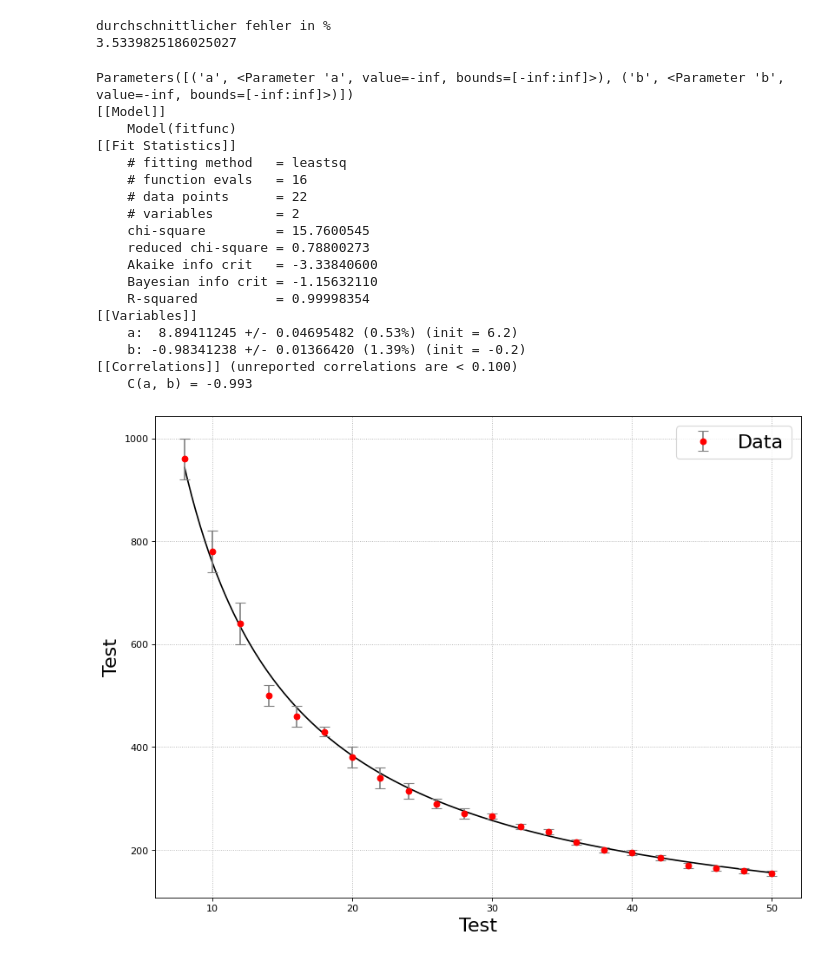
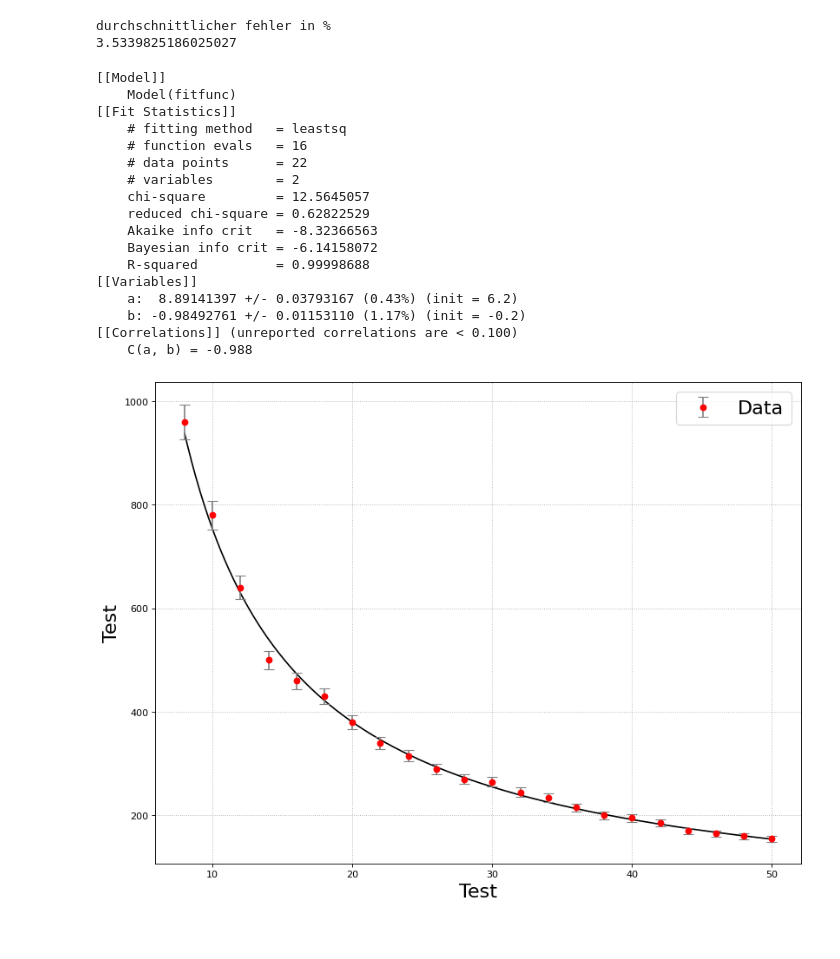
Before and after one commit to Friedrich-Jahns/Fortgeschrittenen-Praktikum-Physik, a Jupyter notebook: FP4_Michelson/A2/A2.ipynb, the cells around one changed output. Drawn from its saved outputs; the diff is of its cells as text; code cells hidden in the pictures.

```diff
--- a/FP4_Michelson/A2/A2.ipynb
+++ b/FP4_Michelson/A2/A2.ipynb
@@ -17,7 +17,8 @@ with open('Data/data.txt','r') as tf:
     data = np.genfromtxt(tf).T
 # %%
 print('durchschnittlicher fehler in %')
-print(np.mean(data[2]/data[1])*100)
+yerr = np.mean(data[2]/data[1])
+print(yerr *100)
 # %% [output]
 durchschnittlicher fehler in %
 3.5339825186025027
@@ -26,48 +27,46 @@ def fitfunc(x,a,b):
     return np.exp(a+b*np.log(x))
 
 
 
 
 
 model_func = lmfit.model.Model(fitfunc)
 
 #parameter erstellen
 pars_func = model_func.make_params()
 
-print(pars_func)
 
-pars_func["a"].set(value=6.2)#,min=0.01,max=1)
-pars_func["b"].set(value=-0.2)#,min=0.01,max=1)
+pars_func["a"].set(value=6.2)
+pars_func["b"].set(value=-0.2)
 
 #Fitten
-res = model_func.fit(data[1],x=data[0],params=pars_func,weights=1/data[2],nan_policy='propagate')
+res = model_func.fit(data[1],x=data[0],params=pars_func,weights=1/(data[1]*yerr),nan_policy='propagate')
 print(res.fit_report())
 
 
 f.figsize(1)
 plt.plot(np.arange(8,50,0.1),res.eval(x=np.arange(8,50,0.1)),color='k')
-plt.errorbar(data[0],data[1],yerr = data[2],fmt='or',label = 'Data',ecolor='gray',capsize = 5)
+plt.errorbar(data[0],data[1],yerr = data[1]*yerr,fmt='or',label = 'Data',ecolor='gray',capsize = 5)
 f.form()
 # %% [output]
-Parameters([('a', <Parameter 'a', value=-inf, bounds=[-inf:inf]>), ('b', <Parameter 'b', value=-inf, bounds=[-inf:inf]>)])
 [[Model]]
     Model(fitfunc)
 [[Fit Statistics]]
     # fitting method   = leastsq
     # function evals   = 16
     # data points      = 22
     # variables        = 2
-    chi-square         = 15.7600545
-    reduced chi-square = 0.78800273
-    Akaike info crit   = -3.33840600
-    Bayesian info crit = -1.15632110
-    R-squared          = 0.99998354
+    chi-square         = 12.5645057
+    reduced chi-square = 0.62822529
+    Akaike info crit   = -8.32366563
+    Bayesian info crit = -6.14158072
+    R-squared          = 0.99998688
 [[Variables]]
-    a:  8.89411245 +/- 0.04695482 (0.53%) (init = 6.2)
-    b: -0.98341238 +/- 0.01366420 (1.39%) (init = -0.2)
+    a:  8.89141397 +/- 0.03793167 (0.43%) (init = 6.2)
+    b: -0.98492761 +/- 0.01153110 (1.17%) (init = -0.2)
 [[Correlations]] (unreported correlations are < 0.100)
-    C(a, b) = -0.993
+    C(a, b) = -0.988
-[figure, old version]
+[figure, new version]
 # %%
 f.figsize(1)
 plt.plot(np.arange(8,50,0.1),res.eval(x=np.arange(8,50,0.1)),color='k')
```
Also changed, not shown: parts of 1 cell of this notebook, 1 other file.
